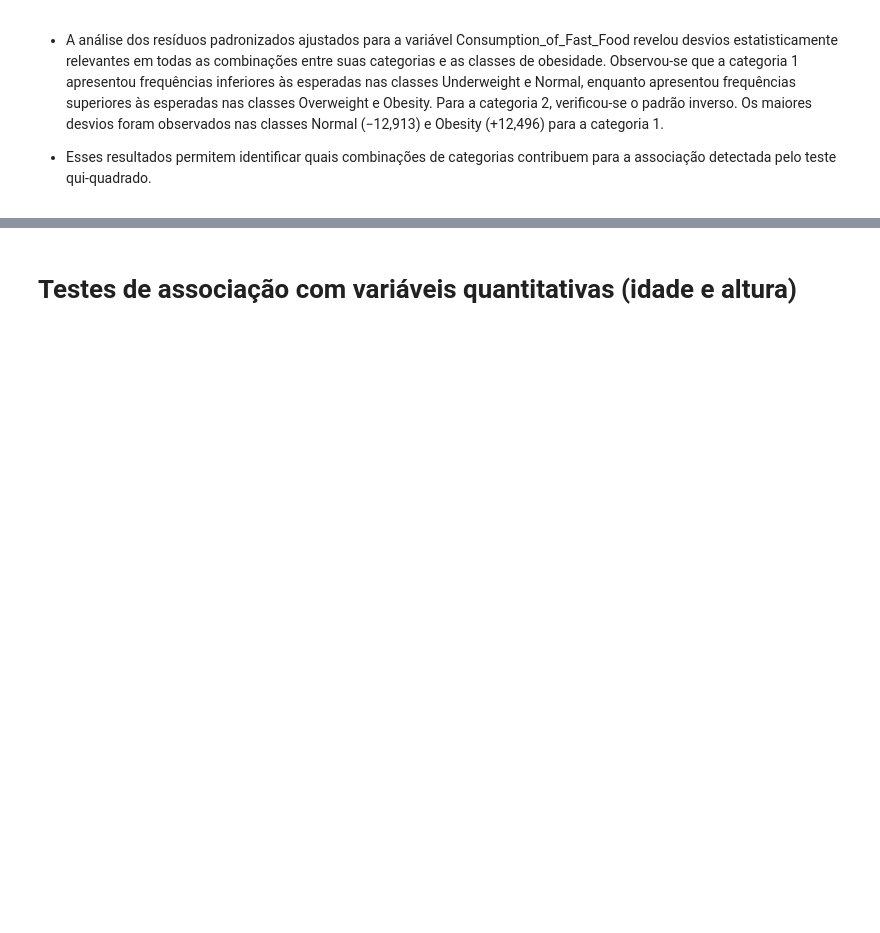
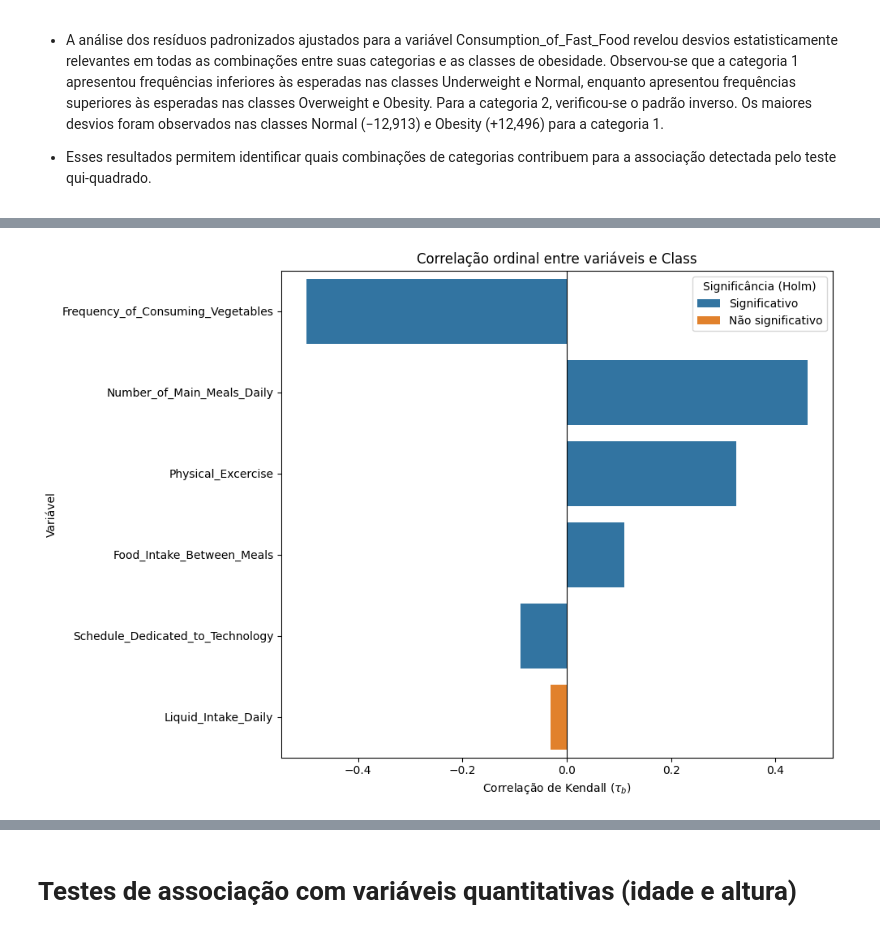
Before and after one commit to Cairo-Henrique/obesity-biostatistics, a Jupyter notebook: Obesity_Biostat_Analysis.ipynb, the cells around one changed output, grey strips where cells are left out. Drawn from its saved outputs; the diff is of its cells as text; code cells hidden in the pictures; blank space fills up the shorter version.

```diff
--- a/Obesity_Biostat_Analysis.ipynb
+++ b/Obesity_Biostat_Analysis.ipynb
@@ -955,0 +1673,40 @@ Consumption_of_Fast_Food
+# %%
+
+# Ordena pela magnitude da correlação
+resultado_kendall_ordenado = resultado.copy()
+
+resultado_kendall_ordenado['|tau|'] = (
+    resultado_kendall_ordenado['Kendall recalculado'].abs()
+)
+
+resultado_kendall_ordenado = resultado_kendall_ordenado.sort_values(
+    by='|tau|',
+    ascending=False
+)
+
+# Identifica significância após correção de Holm
+resultado_kendall_ordenado['Significância'] = np.where(
+    resultado_kendall_ordenado['p-valor Holm'] < 0.05,
+    'Significativo',
+    'Não significativo'
+)
+
+plt.figure(figsize=(10, 7))
+
+sns.barplot(
+    data=resultado_kendall_ordenado,
+    x='Kendall recalculado',
+    y='Variável',
+    hue='Significância',
+    dodge=False
+)
+
+plt.axvline(0, color='black', linewidth=0.8)
+plt.title('Correlação ordinal entre variáveis e Class')
+plt.xlabel('Correlação de Kendall ($\\tau_b$)')
+plt.ylabel('Variável')
+plt.legend(title='Significância (Holm)')
+plt.tight_layout()
+plt.show()
+# %% [output]
+[figure, added]
```
Also changed, not shown: parts of 20 cells of this notebook.
